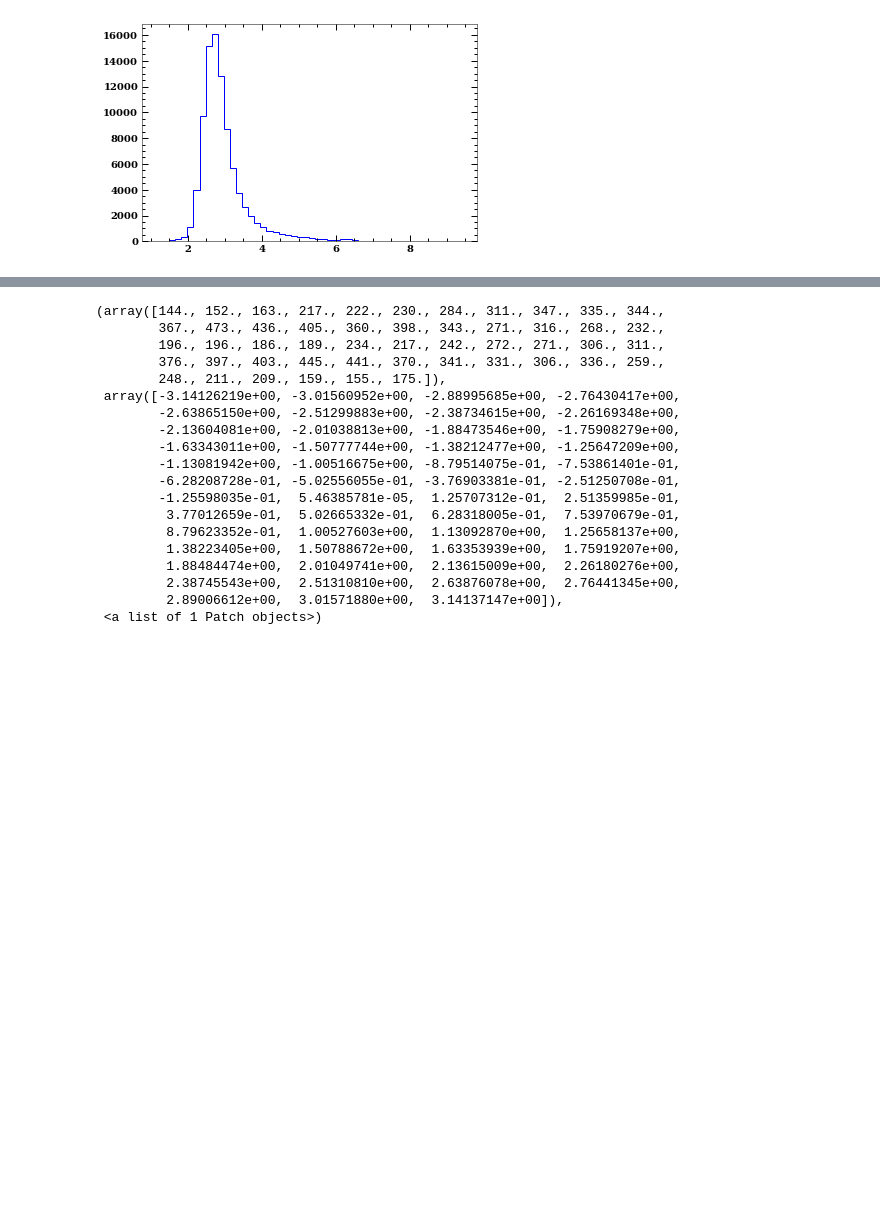
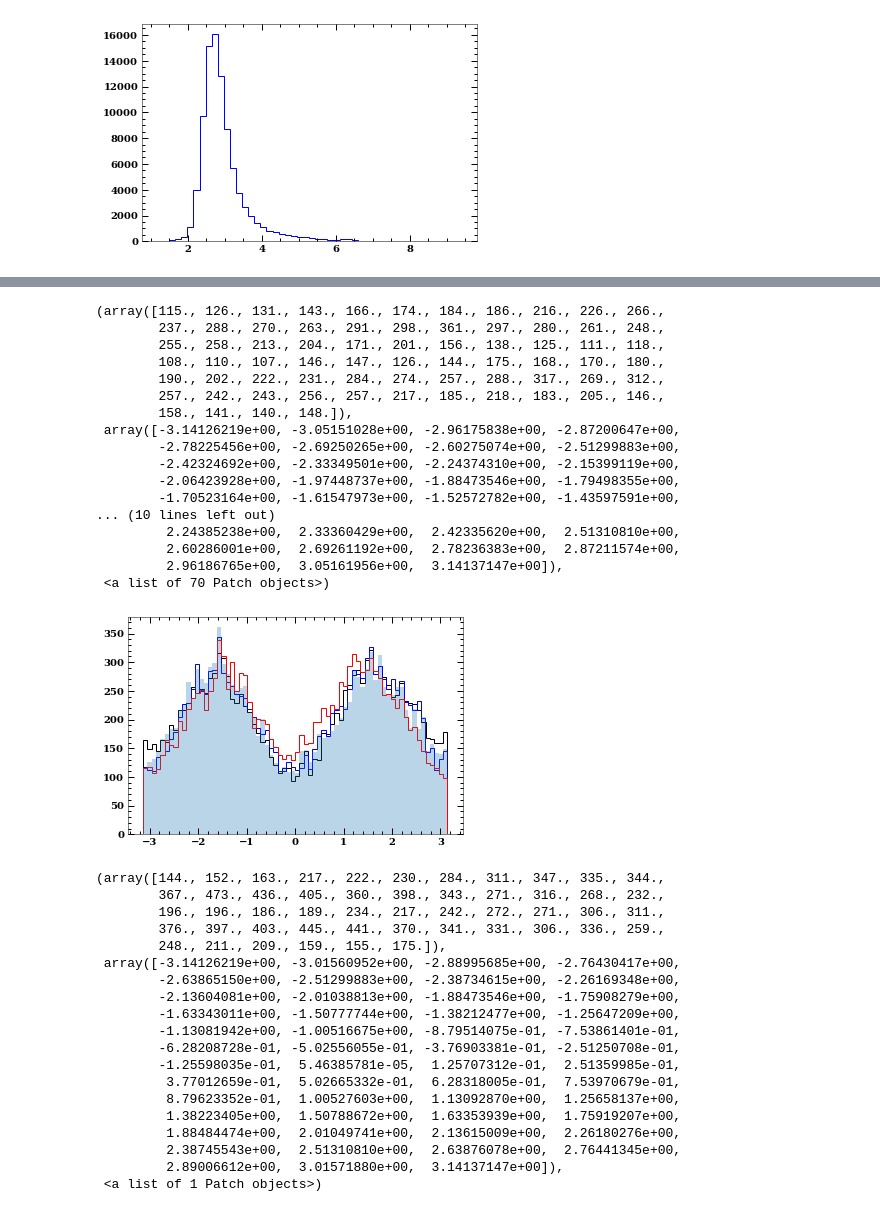
Before and after one commit to alpv95/IXPEML, a Jupyter notebook: notebooks/MDP_Check.ipynb, the cells around one changed output, grey strips where cells are left out. Cells and saved outputs as stored; diff of their text form; code cells hidden in the pictures; blank space fills up the shorter version.

```diff
--- a/notebooks/MDP_Check.ipynb
+++ b/notebooks/MDP_Check.ipynb
@@ -215,3 +222,29 @@ data['NN_SIGMA'].shape
+# %%
+plt.hist(data['NN_PHI'][:,0,0], bins=70, histtype='step', color='k')
+plt.hist(data['NN_PHI'][:,0,1], bins=70, histtype='step', color='b')
+plt.hist(data['NN_PHI'][:,0,2], bins=70, histtype='step', color='r')
+
+pi_fix = (np.mean((data['NN_PHI'] >= np.pi/2) + (data['NN_PHI'] < -np.pi/2), axis=(1,2)) >= 0.5) * np.pi
+plt.hist(pi_pi(circular_mean(data['NN_PHI'], axis=(1,2)) + pi_fix), alpha=0.3,bins=70)
+# %% [output]
+(array([115., 126., 131., 143., 166., 174., 184., 186., 216., 226., 266.,
+        237., 288., 270., 263., 291., 298., 361., 297., 280., 261., 248.,
+        255., 258., 213., 204., 171., 201., 156., 138., 125., 111., 118.,
+        108., 110., 107., 146., 147., 126., 144., 175., 168., 170., 180.,
+        190., 202., 222., 231., 284., 274., 257., 288., 317., 269., 312.,
+        257., 242., 243., 256., 257., 217., 185., 218., 183., 205., 146.,
+        158., 141., 140., 148.]),
+ array([-3.14126219e+00, -3.05151028e+00, -2.96175838e+00, -2.87200647e+00,
+        -2.78225456e+00, -2.69250265e+00, -2.60275074e+00, -2.51299883e+00,
+        -2.42324692e+00, -2.33349501e+00, -2.24374310e+00, -2.15399119e+00,
+        -2.06423928e+00, -1.97448737e+00, -1.88473546e+00, -1.79498355e+00,
+        -1.70523164e+00, -1.61547973e+00, -1.52572782e+00, -1.43597591e+00,
+... (10 lines left out)
+         2.24385238e+00,  2.33360429e+00,  2.42335620e+00,  2.51310810e+00,
+         2.60286001e+00,  2.69261192e+00,  2.78236383e+00,  2.87211574e+00,
+         2.96186765e+00,  3.05161956e+00,  3.14137147e+00]),
+ <a list of 70 Patch objects>)
+[figure, added]
 # %%
 # plt.hist(data['NN_PHI'][:,0,0],bins=50,histtype='step',color='k')
 # plt.hist(data['NN_PHI'][:,0,1],bins=50,histtype='step',color='k')
```
Also changed, not shown: parts of 3 cells of this notebook, 1 other file.
